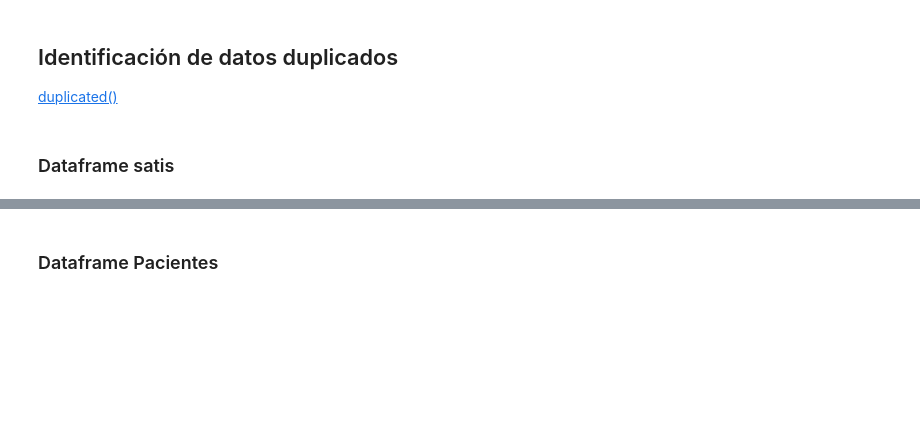
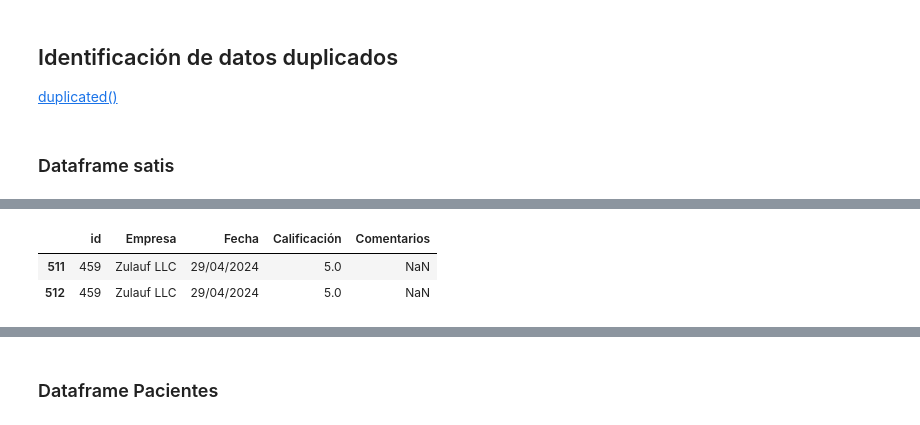
Before and after one commit to VictoriaGoldaraz/TT-2C2025-Data-Analitycs-Notebooks, a Jupyter notebook: Victoria Clase_5/Clase_05_NB1.ipynb, the cells around one changed output, grey strips where cells are left out. Saved outputs shown, nothing was run; the diff lists cells and outputs as text; code cells hidden in the pictures; blank space fills up the shorter version.

```diff
--- a/Victoria Clase_5/Clase_05_NB1.ipynb
+++ b/Victoria Clase_5/Clase_05_NB1.ipynb
@@ -84,5 +172,9 @@ df_satis[df_satis.duplicated(keep=False)].sort_values(by='Empresa')
 # %%
 # Aplicar filtros
-df_satis[df_satis['Empresa'] == "Keebler Inc"]
+df_satis[df_satis['Empresa'] == "Zulauf LLC"]
+# %% [output]
+|  | id | Empresa | Fecha | Calificación | Comentarios |
+| 511 | 459 | Zulauf LLC | 29/04/2024 | 5.0 | NaN |
+| 512 | 459 | Zulauf LLC | 29/04/2024 | 5.0 | NaN |
 # %%
 df_satis[df_satis.duplicated(subset=["Empresa", "Fecha"],keep=False)].sort_values(by='id')
```
Also changed, not shown: parts of 49 cells of this notebook.
